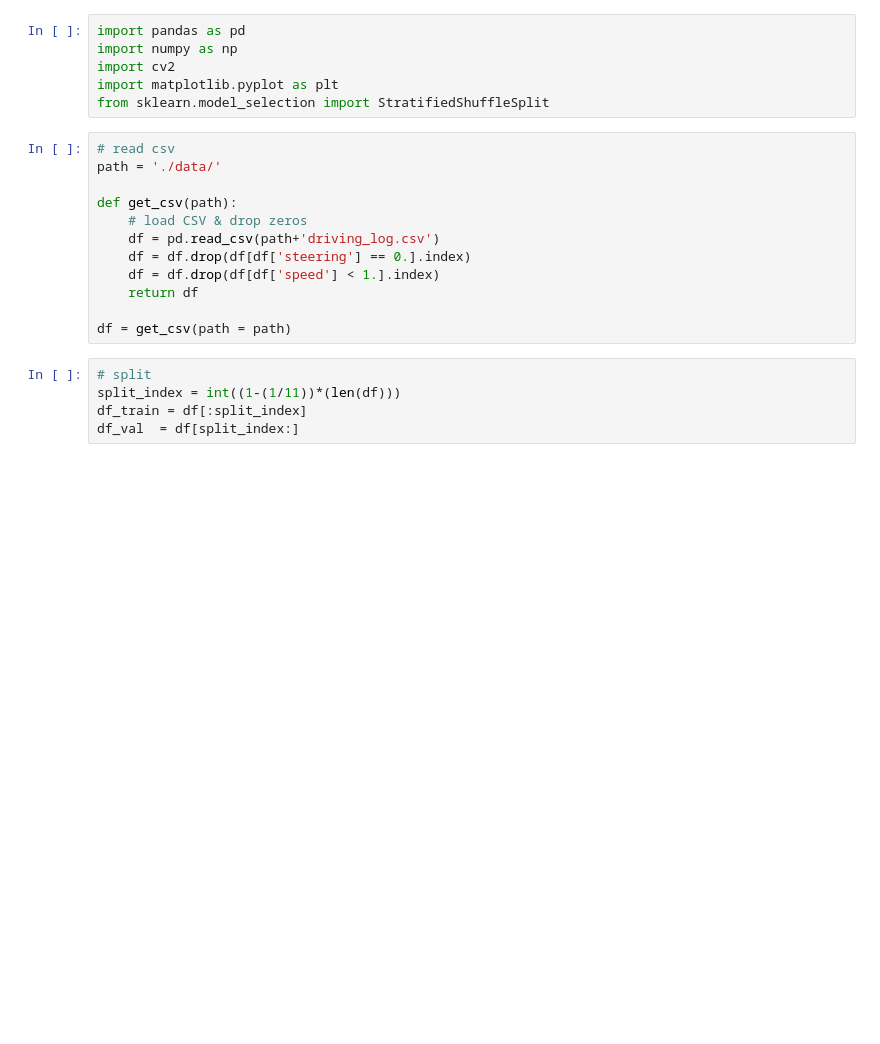
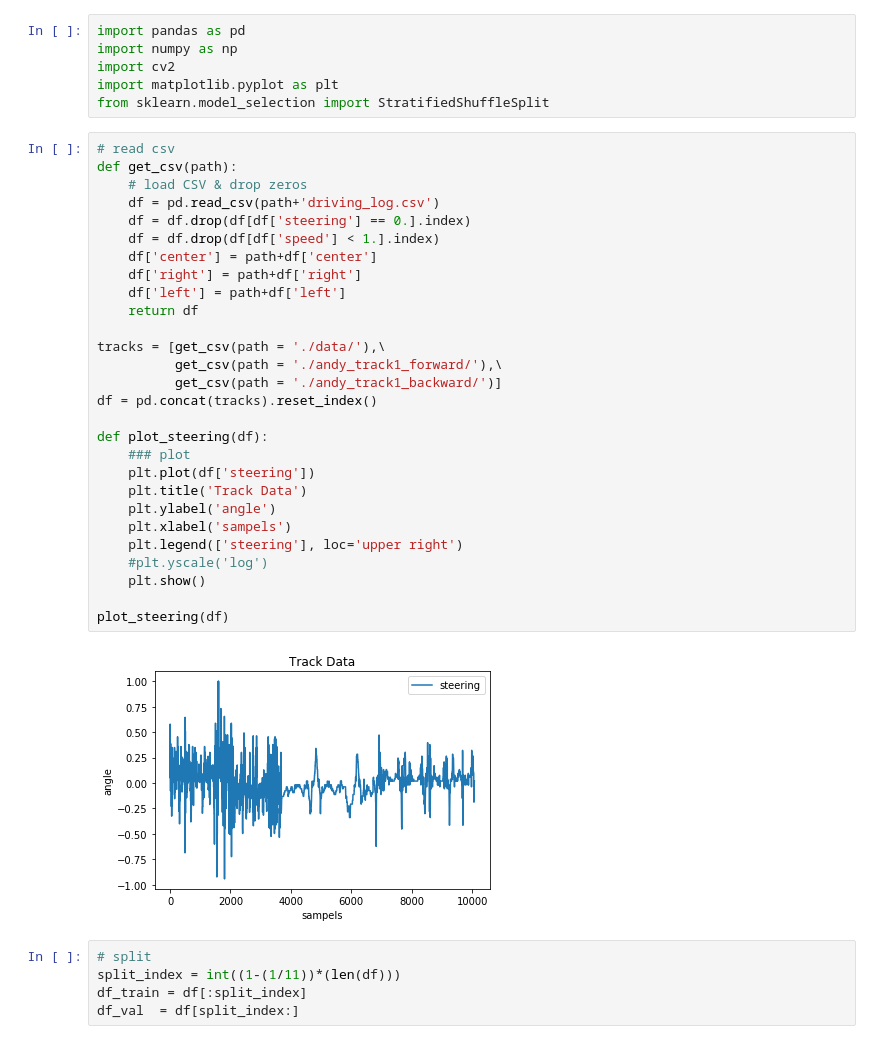
Before and after one commit to AndysDeepAbstractions/CarND-Behavioral-Cloning-P3, a Jupyter notebook: clone.ipynb, the cells around one changed output. Cells and saved outputs as stored; diff of their text form; blank space fills up the shorter version.

```diff
--- a/clone.ipynb
+++ b/clone.ipynb
@@ -6,16 +36,34 @@ import matplotlib.pyplot as plt
 from sklearn.model_selection import StratifiedShuffleSplit
 # %%
 # read csv
-path = './data/'
-
 def get_csv(path):
     # load CSV & drop zeros
     df = pd.read_csv(path+'driving_log.csv')
     df = df.drop(df[df['steering'] == 0.].index)
     df = df.drop(df[df['speed'] < 1.].index)
+    df['center'] = path+df['center']
+    df['right'] = path+df['right']
+    df['left'] = path+df['left']
     return df
 
-df = get_csv(path = path)
+tracks = [get_csv(path = './data/'),\
+          get_csv(path = './andy_track1_forward/'),\
+          get_csv(path = './andy_track1_backward/')]
+df = pd.concat(tracks).reset_index()
+
+def plot_steering(df):
+    ### plot
+    plt.plot(df['steering'])
+    plt.title('Track Data')
+    plt.ylabel('angle')
+    plt.xlabel('sampels')
+    plt.legend(['steering'], loc='upper right')
+    #plt.yscale('log')
+    plt.show()
+
+plot_steering(df)
+# %% [output]
+[figure, added]
 # %%
 # split
 split_index = int((1-(1/11))*(len(df)))
```
Also changed, not shown: parts of 7 cells of this notebook, 1 other file.
